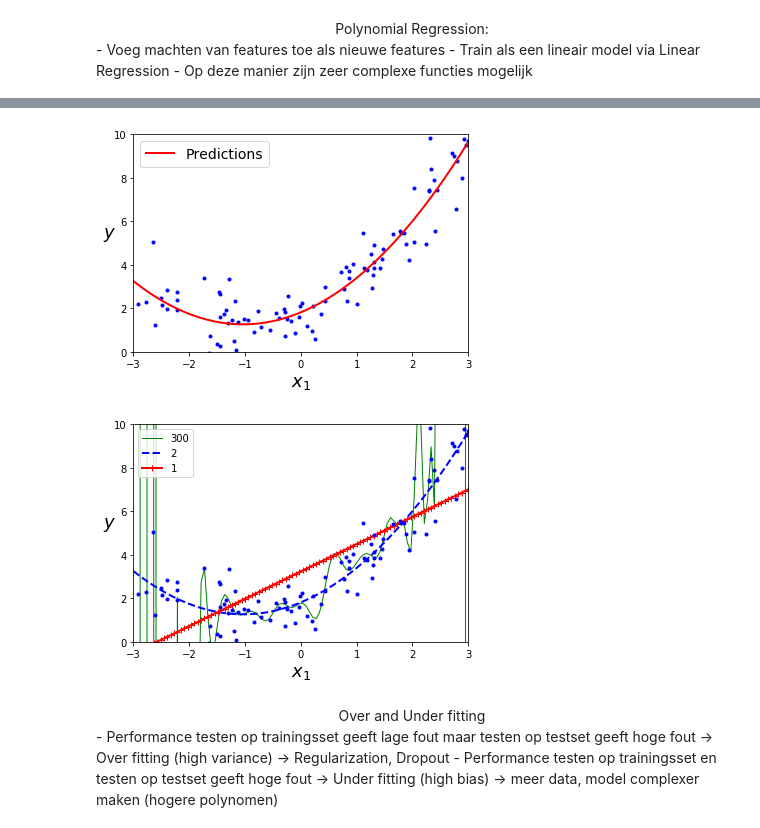
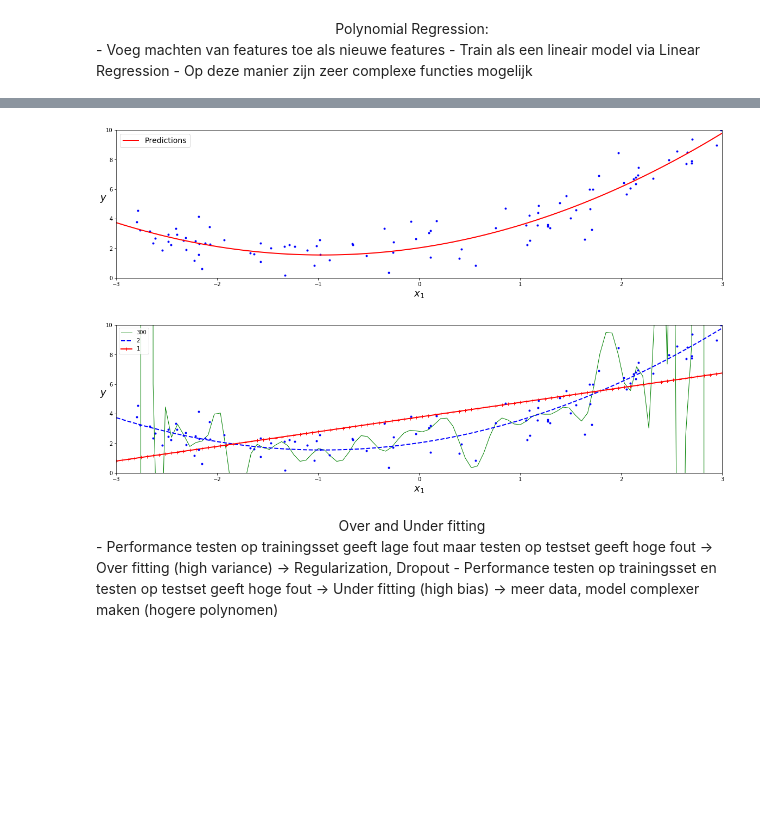
Before and after one commit to johankleuskens/Presentatie-ML-ANN-DL, a Jupyter notebook: ML-ANN-DL.ipynb, the cells around one changed output, grey strips where cells are left out. Drawn from its saved outputs; the diff is of its cells as text; code cells hidden in the pictures; blank space fills up the shorter version.

```diff
--- a/ML-ANN-DL.ipynb
+++ b/ML-ANN-DL.ipynb
@@ -21,9 +24,7 @@ import numpy as np
 import matplotlib
 import matplotlib.pyplot as plt
 from IPython.display import Image
-
-
-plt.rcParams["figure.figsize"] = (20,10)
+plt.rcParams["figure.figsize"] = (20,5)
 
 X = 2 * np.random.rand(100,1)
 y = 4 + 3 * X + np.random.randn(100,1)
@@ -162,33 +162,29 @@ plt.legend(loc="upper left", fontsize=14)
 plt.axis([-3, 3, 0, 10])
 plt.show()
 # %% [output]
-[figure, old version]
+[figure, new version]
 # %%
 from sklearn.preprocessing import StandardScaler
 from sklearn.pipeline import Pipeline
-
 for style, width, degree in (("g-", 1, 300), ("b--", 2, 2), ("r-+", 2, 1)):
     polybig_features = PolynomialFeatures(degree=degree, include_bias=False)
     std_scaler = StandardScaler()
     lin_reg = LinearRegression()
     polynomial_regression = Pipeline([
             ("poly_features", polybig_features),
             ("std_scaler", std_scaler),
-            ("lin_reg", lin_reg),
-        ])
+            ("lin_reg", lin_reg),])
     polynomial_regression.fit(X_poly, y_poly)
     y_newbig = polynomial_regression.predict(X_new)
     plt.plot(X_new, y_newbig, style, label=str(degree), linewidth=width)
-
-
 plt.plot(X_poly, y_poly, "b.", linewidth=3)
 plt.legend(loc="upper left")
 plt.xlabel("$x_1$", fontsize=18)
 plt.ylabel("$y$", rotation=0, fontsize=18)
 plt.axis([-3, 3, 0, 10])
 plt.show()
 # %% [output]
-[figure, old version]
+[figure, new version]
 # %% [markdown]
 <center><font size="+3">Over and Under fitting</font></center></br>
 - Performance testen op trainingsset geeft lage fout maar testen op testset geeft hoge fout -> Over fitting (high variance) -> Regularization, Dropout
```
Also changed, not shown: parts of 21 cells of this notebook, 7 other files.
